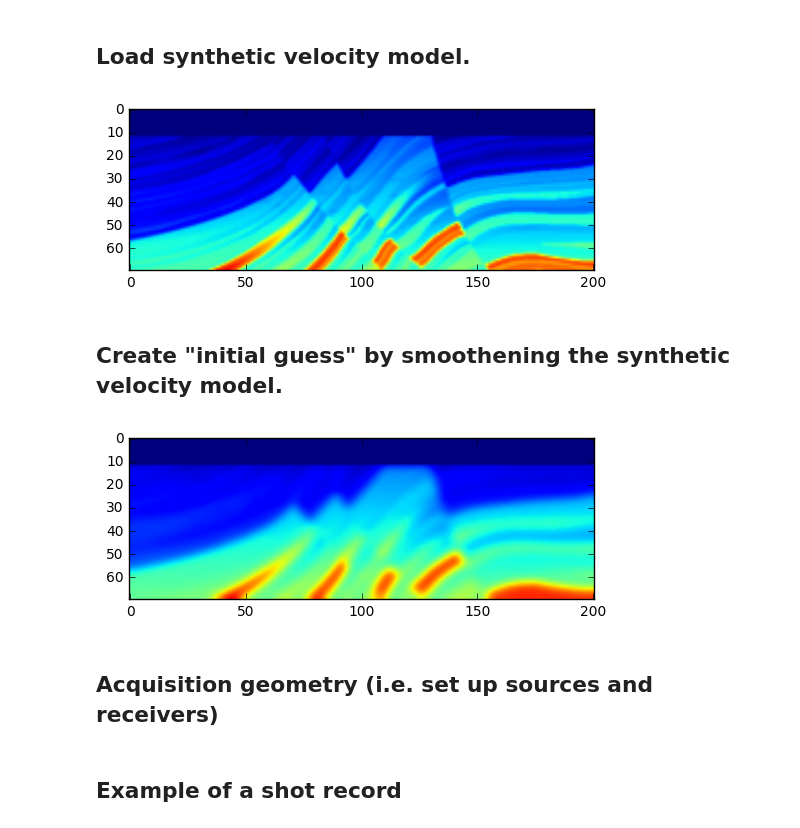
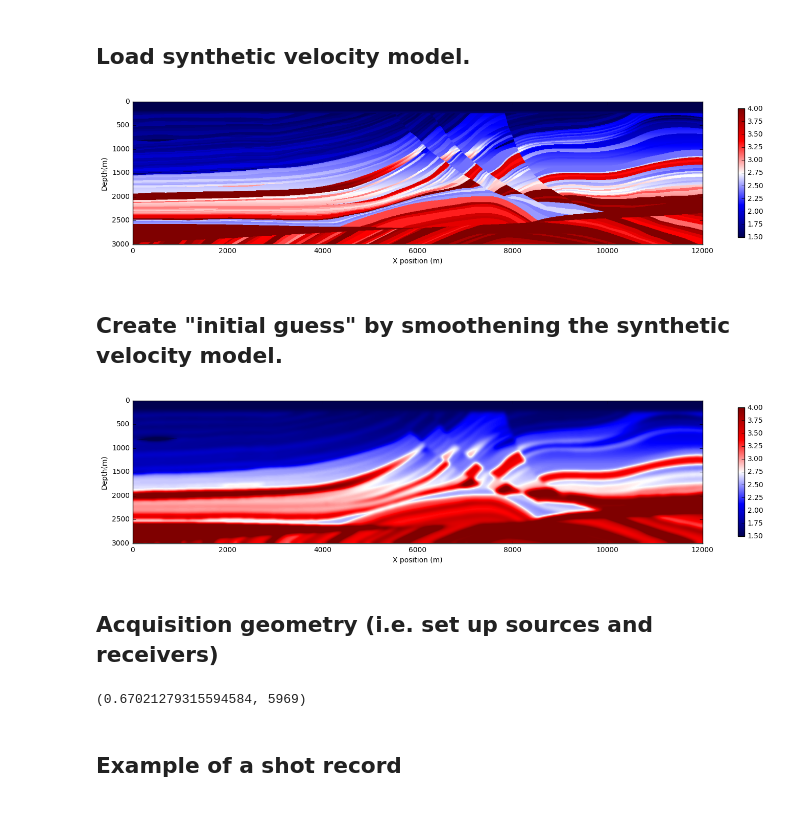
Before and after one commit to xiaocenxiaocen/devito, a Jupyter notebook: examples/acoustic/RTM_example.ipynb, the cells around one changed output. Saved outputs shown, nothing was run; the diff lists cells and outputs as text; code cells hidden in the pictures.

Commit message:
New marmousi

```diff
--- a/examples/acoustic/RTM_example.ipynb
+++ b/examples/acoustic/RTM_example.ipynb
@@ -61,6 +61,12 @@ from matplotlib import cm
 
 from scipy import ndimage
 import numpy as np
+
+# Setup figure size
+fig_size = [0, 0]
+fig_size[0] = 18
+fig_size[1] = 13
+plt.rcParams["figure.figsize"] = fig_size
 # %% [markdown]
 ## Import OPESCI components.
 # %%
@@ -71,39 +84,40 @@ from devito import clear_cache
 ## Dimensions on constant initialization.
 # %%
 # Define geometry
-dimensions = (201, 201, 70)  # Number of grid point in the velocity model file
+dimensions = (1601, 401)  # Number of grid point in the velocity model file
 origin = (0., 0.)  # Origin of the model in m
-spacing = (15., 15.)  # Grid size in m
-spc_order = 4 # Spacial discretization order
+spacing = (7.5, 7.5)  # Grid size in m
+spc_order = 8  # Spacial discretization order
+
+x_axis = [7.5*x for x in range(0, 1601)]
+z_axis = [7.5*z for z in range(0, 401)]
 # %% [markdown]
 ## Load synthetic velocity model.
 # %%
 # Read velocity
-vp = 1e-3*np.fromfile(currloc+'/../data/marmousi3D/MarmousiVP.raw', dtype='float32', sep="")
-
+vp = np.fromfile(currloc+'/../data/Simple2D/vp_marmousi_bi', dtype='float32', sep="")
 # Reshape the velocity model
 vp = vp.reshape(dimensions)
 
-# This is a 3D model - extract a 2D slice
-vp = vp[101, :, :]
-# Redifine the dimensions for the 2D model
-dimensions = (201, 70)
 
 # Create exact model
 model = IGrid()
 model.create_model(origin, spacing, vp)
-
 # Plot true velocity
 fig1 = plt.figure()
-l = plt.imshow(np.transpose(vp), vmin=1.5, vmax=4, aspect=1)
+l = plt.imshow(np.transpose(vp), vmin=1.5, vmax=4, cmap=cm.seismic, extent=[np.min(x_axis), np.max(x_axis), np.max(z_axis), np.min(z_axis)])
+plt.xlabel('X position (m)')
+plt.ylabel('Depth(m)')
+plt.axis('scaled')
+plt.colorbar(l, shrink=.25)
 plt.show()
 # %% [output]
-[figure, old version]
+[figure, new version]
 # %% [markdown]
 ## Create "initial guess" by smoothening the synthetic velocity model.
 # %%
 # Smooth velocity
-smooth_vp = ndimage.gaussian_filter(vp, sigma=(2,2), order=0)
+smooth_vp = ndimage.gaussian_filter(vp, sigma=(5,5), order=0)
 
 # Inforce the minimum and maximum velocity to be the same as the true model to insure both mdelling solver will use the same value for the time step dt
 smooth_vp = np.max(vp)/np.max(smooth_vp)* smooth_vp
@@ -116,10 +130,14 @@ model0.create_model(origin, spacing, smooth_vp)
 
 # Plot smooth velocity
 fig2 = plt.figure()
-l = plt.imshow(np.transpose(smooth_vp), vmin=1.5, vmax=4, aspect=1)
+l = plt.imshow(np.transpose(smooth_vp), vmin=1.5, vmax=4, cmap=cm.seismic, extent=[np.min(x_axis), np.max(x_axis), np.max(z_axis), np.min(z_axis)])
+plt.xlabel('X position (m)')
+plt.ylabel('Depth(m)')
+plt.axis('scaled')
+plt.colorbar(l, shrink=.25)
 plt.show()
 # %% [output]
-[figure, old version]
+[figure, new version]
 # %% [markdown]
 ## Acquisition geometry (i.e. set up sources and receivers)
 # %%
@@ -132,22 +150,25 @@ def source(t, f0):
 # Define seismic data.
 data = IShot()
 
-f0 = .015  # 15Hz peak frequency
+f0 = .030  # 15Hz peak frequency
 dt = model.get_critical_dt()  # Time stepping rate as the overall sampling rate
 t0 = 0.0  # Origin time (in ms)
-tn = 1500  # Final time (in ms)
+tn = 4000  # Final time (in ms)
 nt = int(1+(tn-t0)/dt)  # Number of time steps
-
+print(dt,nt)
+t_axis = [1e-3*dt*t for t in range(0, nt)]
 time_series = source(np.linspace(t0, tn, nt), f0)  # Generate the source time signature
 
-# Receiver coordinates. The receivers are located at 30m depth and at every grid point along the x axis
-receiver_coords = np.zeros((101, 2))
-receiver_coords[:, 0] = np.linspace(2 * spacing[0],
-                                    origin[0] + (dimensions[0] - 2) * spacing[0],
-                                    num=101)
-receiver_coords[:, 1] = origin[1] + 2 * spacing[1]
+# Receiver coordinates. The receivers are located at the ocean bottom (200 grid points) and at every grid point along the x axis
+receiver_coords = np.zeros((1601, 2))
+receiver_coords[:, 0] = np.linspace(origin[0],
+                                    origin[0] + dimensions[0] * spacing[0],
+                                    num=1601)
+receiver_coords[:, 1] = origin[1] + 200 * spacing[1]
 data.set_receiver_pos(receiver_coords)
-data.set_shape(nt, 101)
+data.set_shape(nt, 1601)
+# %% [output]
+(0.67021279315594584, 5969)
 # %% [markdown]
 ## Example of a shot record
 # %%
```
Also changed, not shown: parts of 9 cells of this notebook.
